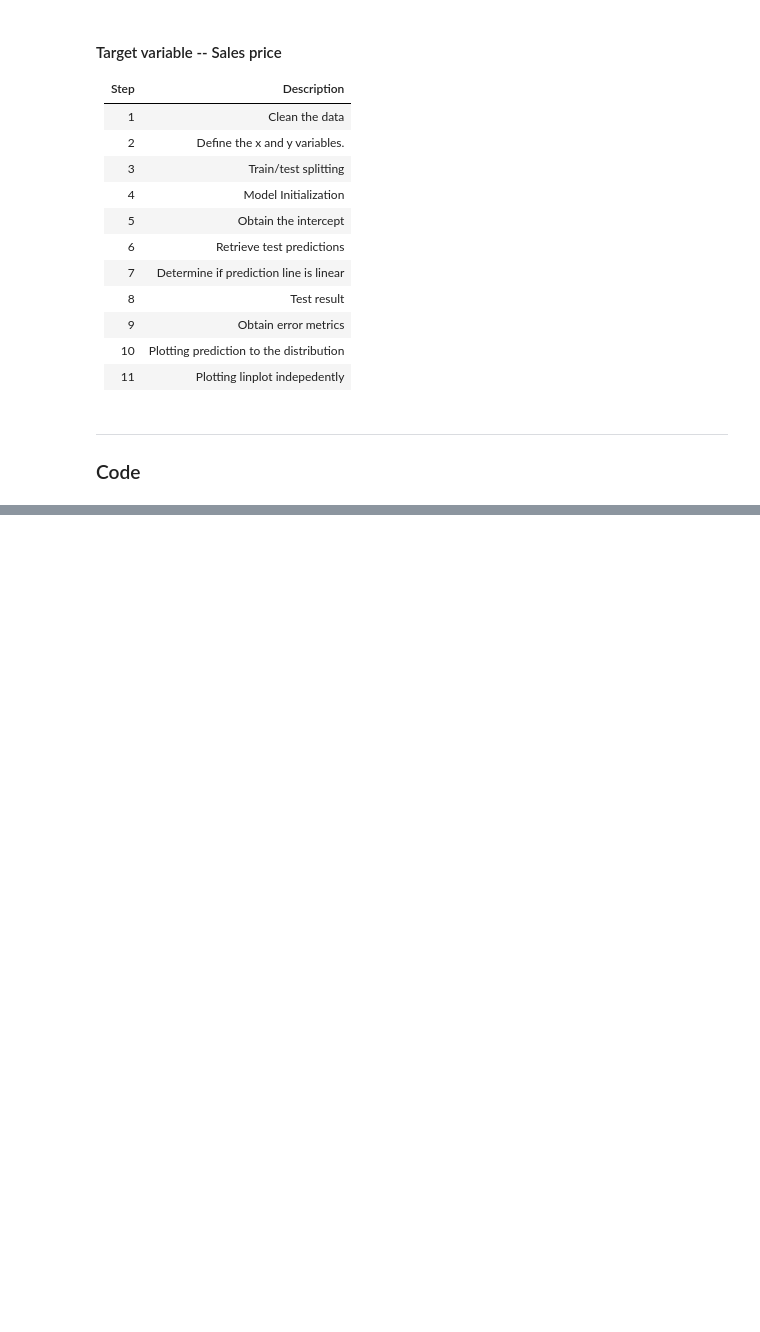
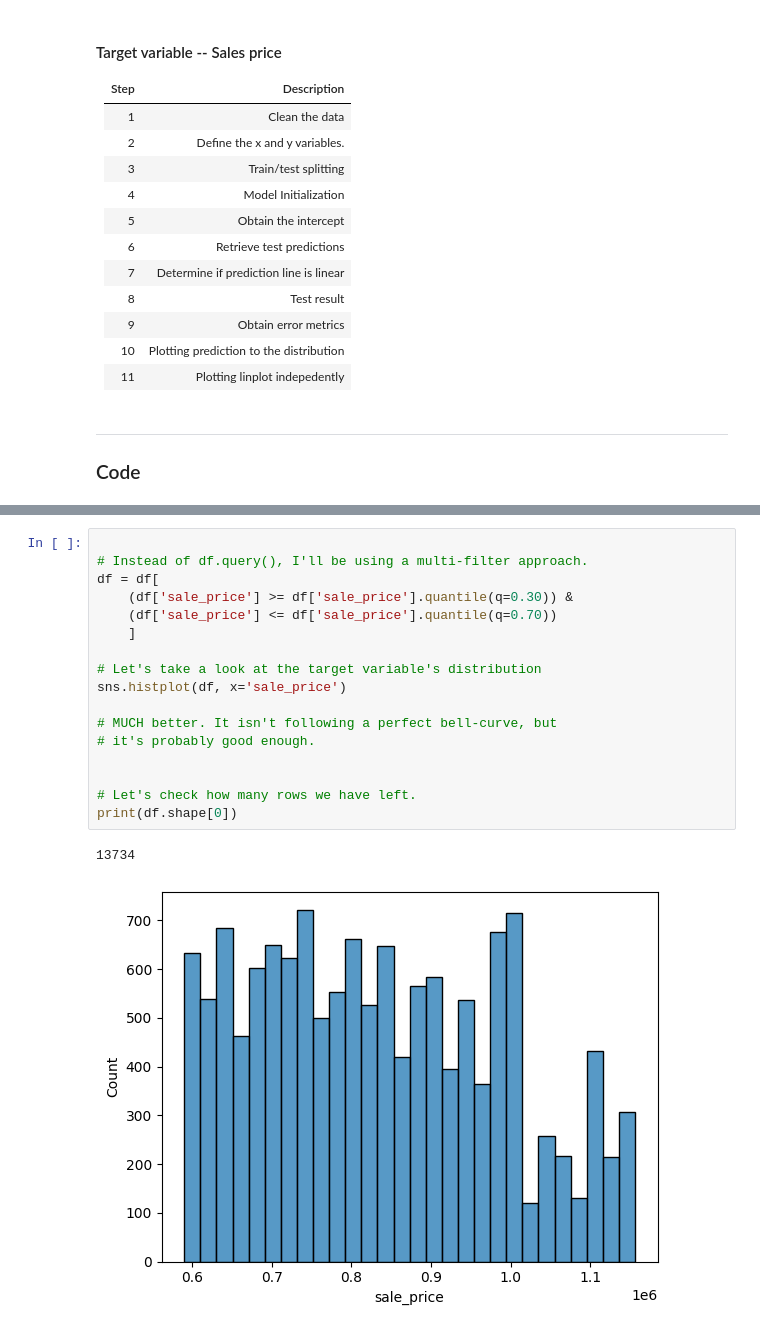
Before and after one commit to jehuhta/Intro_ML, a Jupyter notebook: ex1_project.ipynb, the cells around one changed output, grey strips where cells are left out. Saved outputs shown, nothing was run; the diff lists cells and outputs as text; blank space fills up the shorter version.

```diff
--- a/ex1_project.ipynb
+++ b/ex1_project.ipynb
@@ -45,0 +114,20 @@ df.head(3)
+# %%
+
+# Instead of df.query(), I'll be using a multi-filter approach.
+df = df[
+    (df['sale_price'] >= df['sale_price'].quantile(q=0.30)) &
+    (df['sale_price'] <= df['sale_price'].quantile(q=0.70))
+    ]
+
+# Let's take a look at the target variable's distribution
+sns.histplot(df, x='sale_price')
+
+# MUCH better. It isn't following a perfect bell-curve, but
+# it's probably good enough.
+
+
+# Let's check how many rows we have left.
+print(df.shape[0])
+# %% [output]
+13734
+[figure, added]
```
Also changed, not shown: parts of 29 cells of this notebook, 1 other file.
